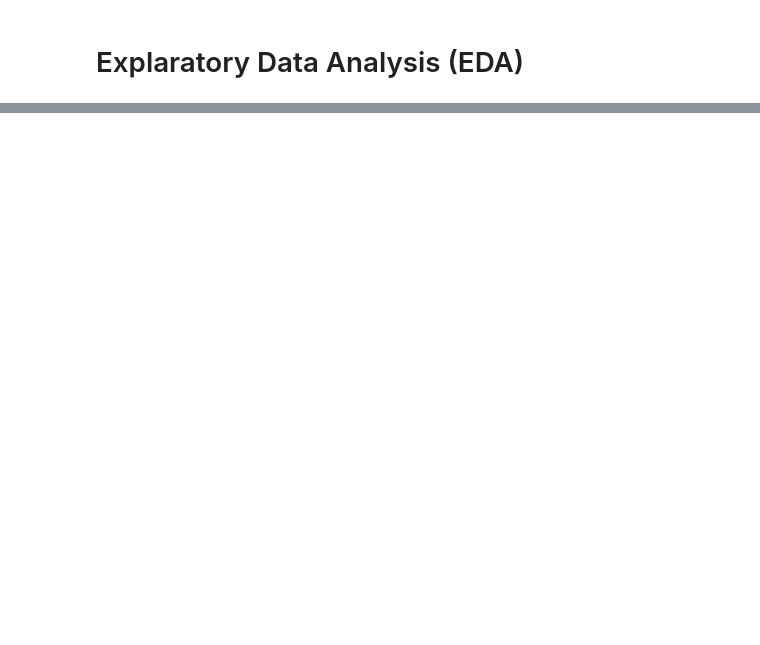
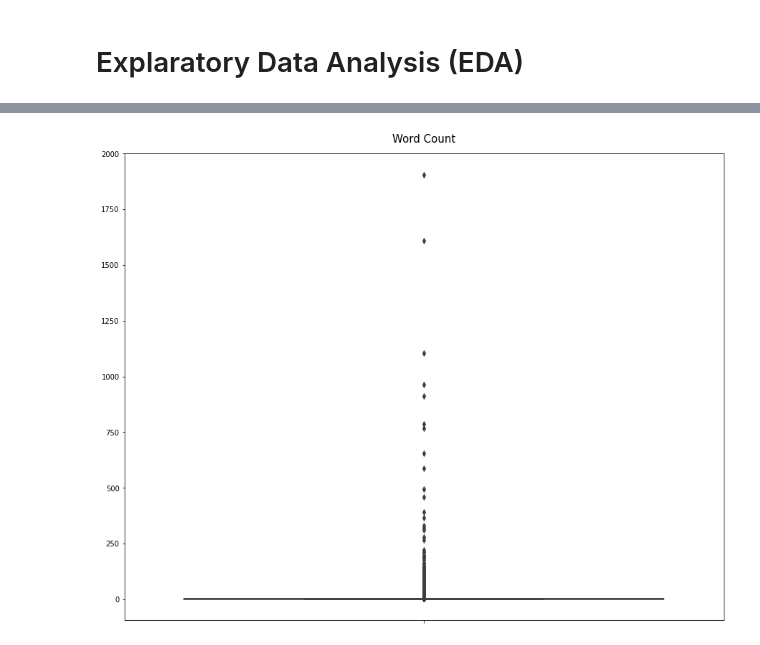
Before and after one commit to HishamKhalil1990/nlp-course-notebooks, a Jupyter notebook: Text-Preprocessing.ipynb, the cells around one changed output, grey strips where cells are left out. Cells and saved outputs as stored; diff of their text form; code cells hidden in the pictures; blank space fills up the shorter version.

```diff
--- a/Text-Preprocessing.ipynb
+++ b/Text-Preprocessing.ipynb
@@ -98,0 +165,3 @@ for i in range(90, 100):
+# %%
+data["char_count"] = data["Tweet"].apply(len)
+data["char_count"].describe()
@@ -98,0 +183,4 @@ for i in range(90, 100):
+# %%
+all_words = [word for tweet in data["Tweet"] for word in tweet.split(" ")]
+# %%
+vocab = Counter(all_words)
@@ -98,0 +219,11 @@ for i in range(90, 100):
+# %%
+counts = list(vocab.values())
+# %%
+fig, ax = plt.subplots(figsize=(15, 12))
+
+sns.boxplot(y=counts, ax=ax)
+ax.set_title("Word Count", fontdict=dict(size=15), pad=15)
+
+plt.show()
+# %% [output]
+[figure, added]
```
Also changed, not shown: parts of 57 cells of this notebook, 1 other file.
